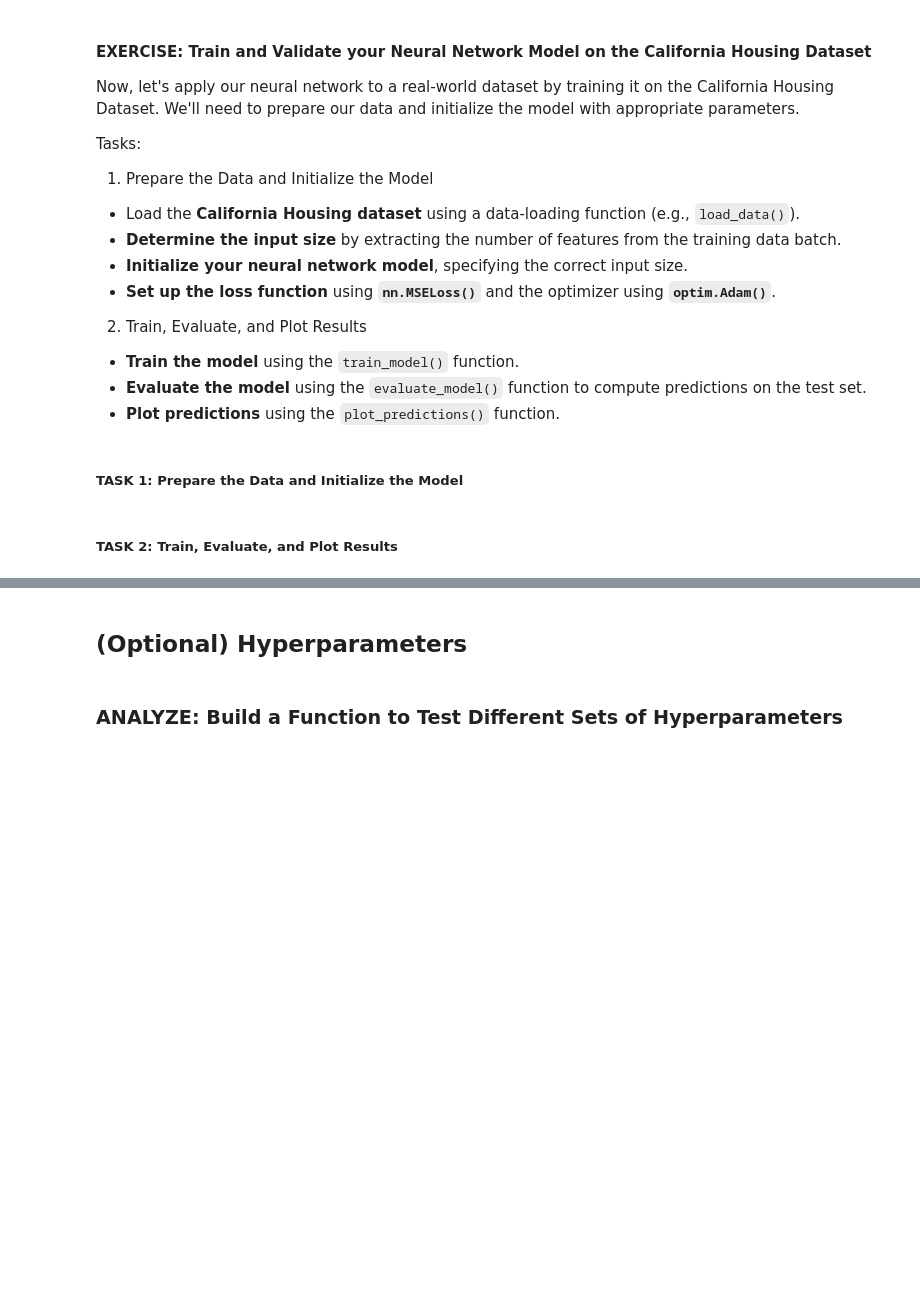
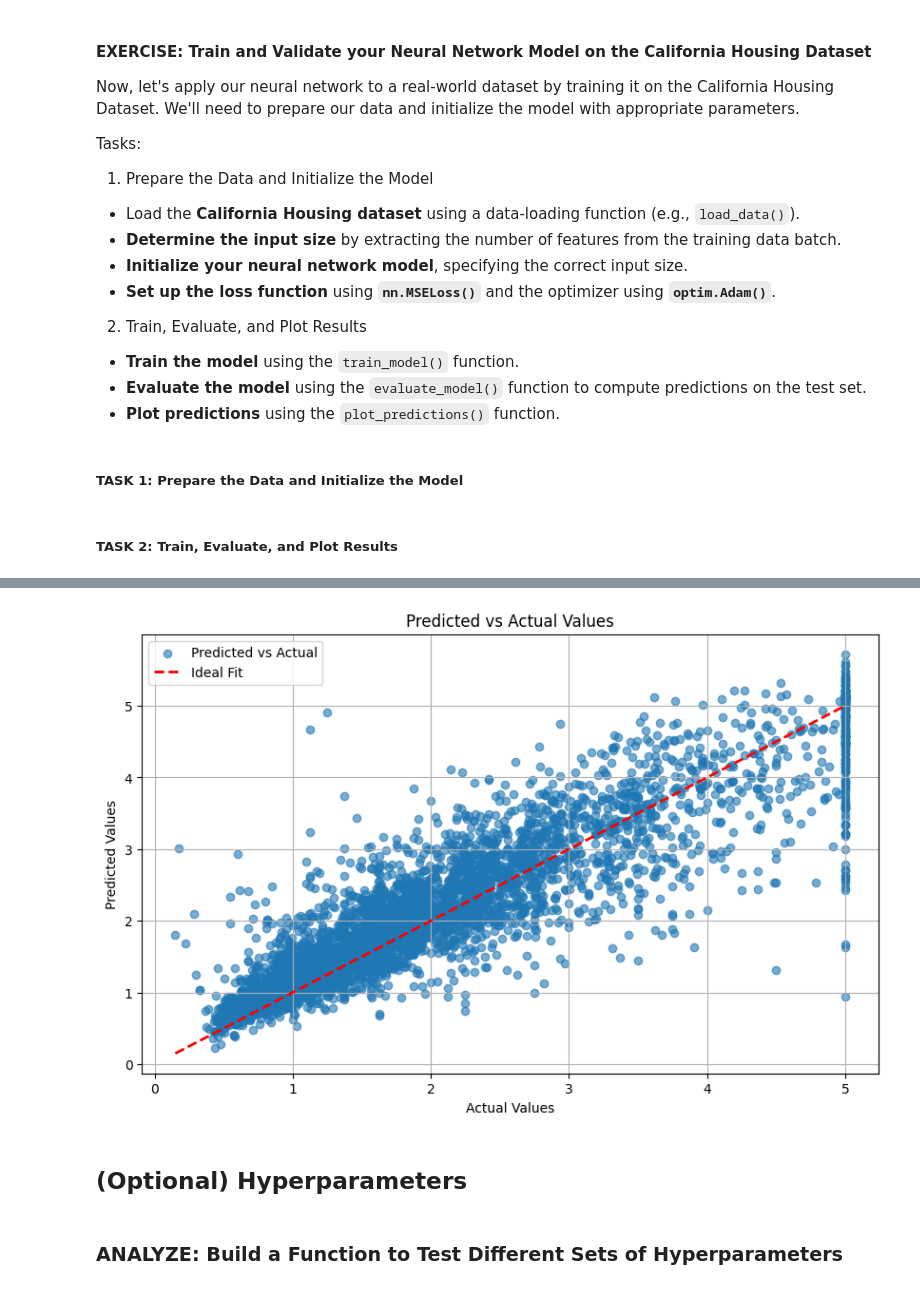
Before and after one commit to bmontoyag/UTEC_MISTI_2026, a Jupyter notebook: introtomodeltraining_neuralnetworks_exercises.ipynb, the cells around one changed output, grey strips where cells are left out. Cells and saved outputs as stored; diff of their text form; code cells hidden in the pictures; blank space fills up the shorter version.

```diff
--- a/introtomodeltraining_neuralnetworks_exercises.ipynb
+++ b/introtomodeltraining_neuralnetworks_exercises.ipynb
@@ -181,11 +189,11 @@ def train_model(model, train_loader, criterion, optimizer, epochs=20):
         running_loss = 0.0
 
         for data, targets in train_loader:
-            <REPLACE ME AND MY ARROWS>  # Zero the parameter gradients
-            outputs = model(<REPLACE ME AND MY ARROWS>).squeeze()  # Forward pass where .squeeze() removes any unnecessary dimensions
-            loss = <REPLACE ME AND MY ARROWS>  # Compute loss
-            <REPLACE ME AND MY ARROWS>  # Backpropagation
-            <REPLACE ME AND MY ARROWS>  # Update weights
+            optimizer.zero_grad()  # Zero the parameter gradients
+            outputs = model(data).squeeze()  # Forward pass where .squeeze() removes any unnecessary dimensions
+            loss = criterion(outputs, targets)  # Compute loss
+            loss.backward()  # Backpropagation
+            optimizer.step()  # Update weights
             running_loss += loss.item()  # Accumulate loss where .item() turns the tensor into a float
 
         print(f"Epoch {epoch + 1}/{epochs}, Loss: {running_loss / len(train_loader):.4f}")
@@ -211,4 +217,4 @@ criterion = nn.MSELoss()
 optimizer = optim.Adam(model.parameters(), lr=0.001)
 
 # Train the model
-<REPLACE ME AND MY ARROWS>
+train_model(model, train_loader, criterion, optimizer)
@@ -229,14 +256,14 @@ Tasks:
 class NewDataset(Dataset):
 
     def __init__(self, data, targets):
-        self.data = <REPLACE ME AND MY ARROWS>
-        self.targets = <REPLACE ME AND MY ARROWS>
+        self.data = torch.tensor(data, dtype=torch.float32)
+        self.targets = torch.tensor(targets, dtype=torch.float32)
 
     def __len__(self):
-        return <REPLACE ME AND MY ARROWS>
+        return len(self.data)
 
     def __getitem__(self, idx):
-        return torch.tensor(<REPLACE ME AND MY ARROWS>, dtype=torch.float32), torch.tensor(<REPLACE ME AND MY ARROWS>, dtype=torch.float32)
+        return self.data[idx], self.targets[idx]
 
 # Load and preprocess the California Housing Dataset
 def load_data(test_size=0.2, batch_size=32):
@@ -343,10 +372,10 @@ epochs = 20
 train_loader, test_loader = load_data(test_size, batch_size)
 
 # Initialize model, loss function, and optimizer
-input_size = <REPLACE ME AND MY ARROWS>  # Get number of features
-model = <REPLACE ME AND MY ARROWS>
-criterion = <REPLACE ME AND MY ARROWS>
-optimizer = <REPLACE ME AND MY ARROWS>
+input_size = next(iter(train_loader))[0].shape[1]  # Get number of features
+model = NeuralNetwork(input_size)
+criterion = nn.MSELoss()
+optimizer = optim.Adam(model.parameters(), lr=learning_rate)
 # %% [markdown]
 ##### TASK 2: Train, Evaluate, and Plot Results
 # %%
@@ -354,11 +383,12 @@ optimizer = <REPLACE ME AND MY ARROWS>
 
 # Train and evaluate
 print("Training the model...")
-train_model(<REPLACE ME AND MY ARROWS>,  <REPLACE ME AND MY ARROWS>,  <REPLACE ME AND MY ARROWS>,  <REPLACE ME AND MY ARROWS>,  <REPLACE ME AND MY ARROWS>)
+train_model(model, train_loader, criterion, optimizer, epochs)
 
 # Evaluate the model
 print("\nEvaluating the model...")
-y_true, y_pred = evaluate_model(<REPLACE ME AND MY ARROWS>,  <REPLACE ME AND MY ARROWS>,  <REPLACE ME AND MY ARROWS>)
+y_true, y_pred = evaluate_model(model, test_loader, criterion)
 
 # Plot predictions
-plot_predictions(<REPLACE ME AND MY ARROWS>, <REPLACE ME AND MY ARROWS>)
+plot_predictions(y_true, y_pred)
+# %% [output]
@@ -365,3 +412,4 @@ plot_predictions(<REPLACE ME AND MY ARROWS>, <REPLACE ME AND MY ARROWS>)
+[figure, added]
 # %% [markdown]
 ## (Optional) Hyperparameters
 # %% [markdown]
```
Also changed, not shown: parts of 7 cells of this notebook.
